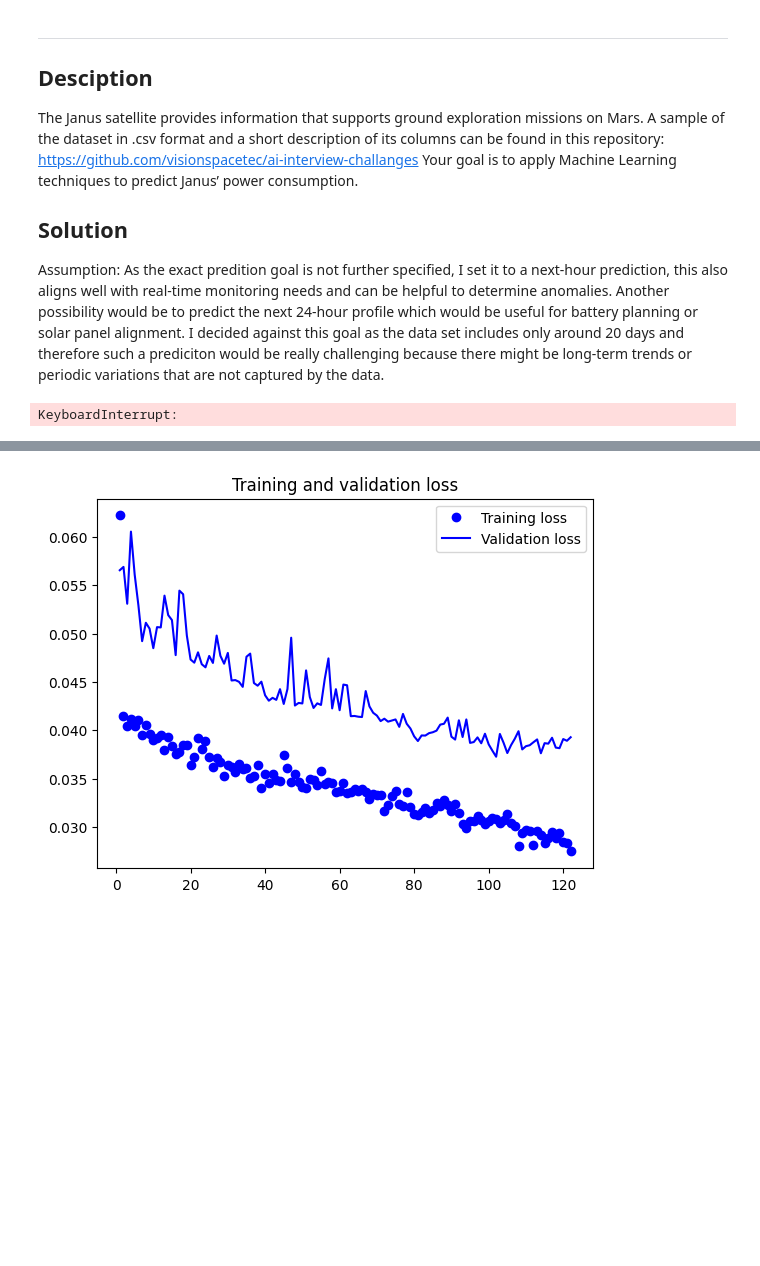
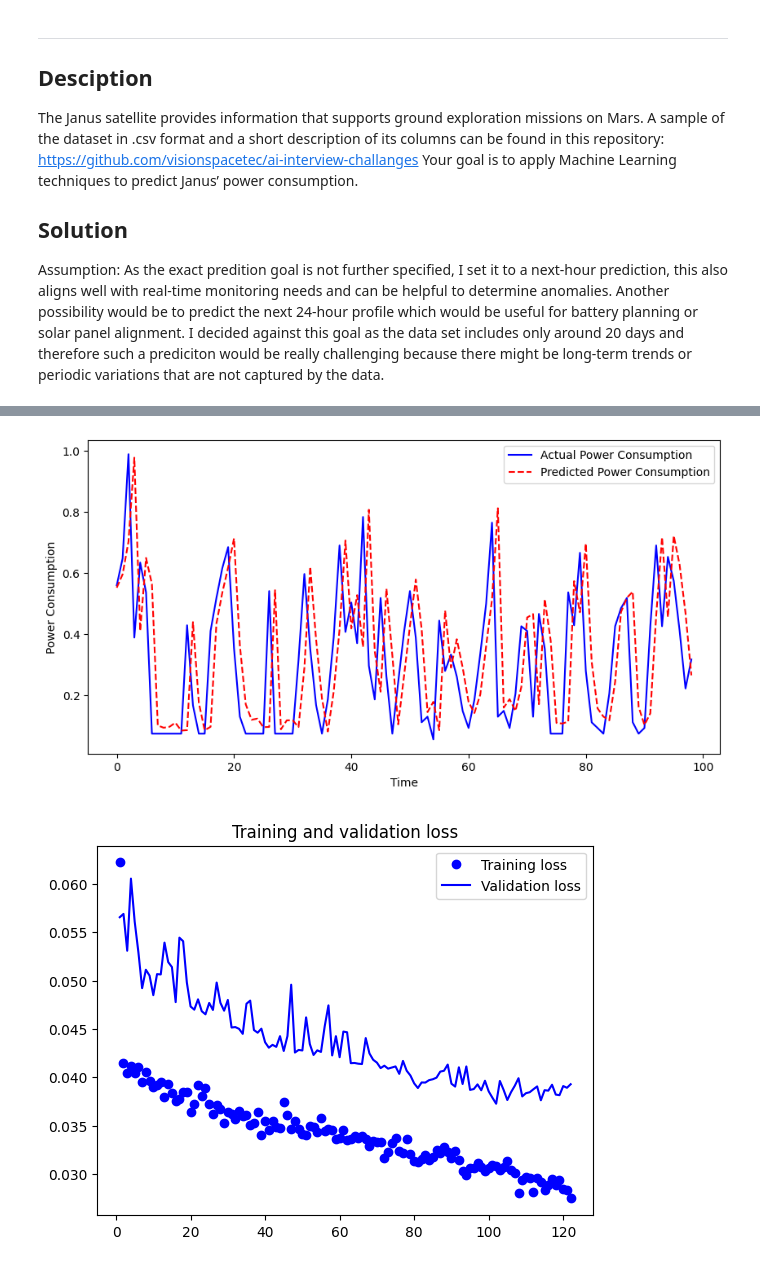
Before and after one commit to Wightwar/vs_challenge, a Jupyter notebook: vs_challenge.ipynb, the cells around one changed output, grey strips where cells are left out. Cells and saved outputs as stored; diff of their text form; code cells hidden in the pictures; blank space fills up the shorter version.

```diff
--- a/vs_challenge.ipynb
+++ b/vs_challenge.ipynb
@@ -112,21 +116,36 @@ history = model.fit(x_train, y_train, epochs=500, batch_size=16, validation_data
                     verbose=1)
 # %%
 # Baseline
-x_train_baseline = x_train[:, 0]
-x_test_baseline = x_test[:, 0]
+power_values = df[['power']].values
+power_values_scaled = scaler.fit_transform(power_values)
 
-y_train_baseline = x_train[0]
-y_test_baseline = x_test[0]
+y_baseline = power_values_scaled[(sequence_lenght-1):]
+
+y_train_baseline, y_test_baseline = y_baseline[:train_size], y_baseline[train_size:-1]
 
 
 baseline_model = Sequential([
-    Dense(1, input_shape=())
+    Flatten(input_shape=(x_train.shape[1], x_train.shape[2])), # TODO:Check flatten
+    Dense(1)
 ])
 
 baseline_model.compile(optimizer="adam", loss='mse', metrics=["mae"])
 
-baseline_history = baseline_model.fit(x_train_baseline, y_train_baseline,
-                                      epochs=20, batch_size=16,
-                                      validation_data=(x_test_baseline, y_test_baseline), verbose=1)
+baseline_history = baseline_model.fit(x_train, y_train_baseline,
+                                      epochs=500, batch_size=16,
+                                      validation_data=(x_test, y_test_baseline),
+                                      callbacks=[stop_training],  verbose=1)
-# %% [output]
-KeyboardInterrupt:
+# %%
+y_baseline_pred = baseline_model.predict(x_test)
+
+y_test_rescaled = scaler.inverse_transform(np.column_stack([y_test] * len(features)))[:, 0]
+y_baseline_pred_rescaled = scaler.inverse_transform(np.column_stack([y_baseline_pred.flatten()]*len(features)))[:, 0]
+
+plt.figure(figsize=(10,5))
+plt.plot(y_test_rescaled, label="Actual Power Consumption", color="blue")
+plt.plot(y_pred_rescaled, label="Predicted Power Consumption", color="red", linestyle="dashed")
+plt.xlabel("Time")
+plt.ylabel("Power Consumption")
+plt.legend()
+plt.show()
+# %% [output]
@@ -133,3 +153,4 @@ KeyboardInterrupt:
+[figure, added]
 # %%
 training_loss = history.history['loss']
 validation_loss = history.history['val_loss']
```
Also changed, not shown: parts of 5 cells of this notebook.
